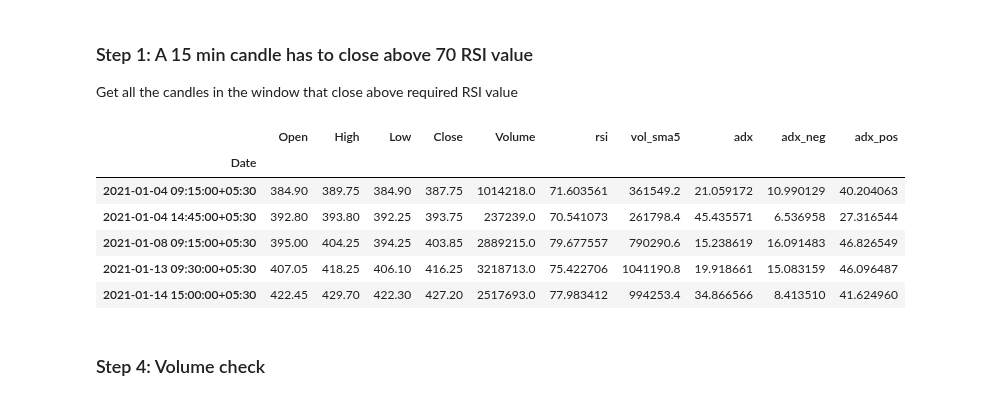
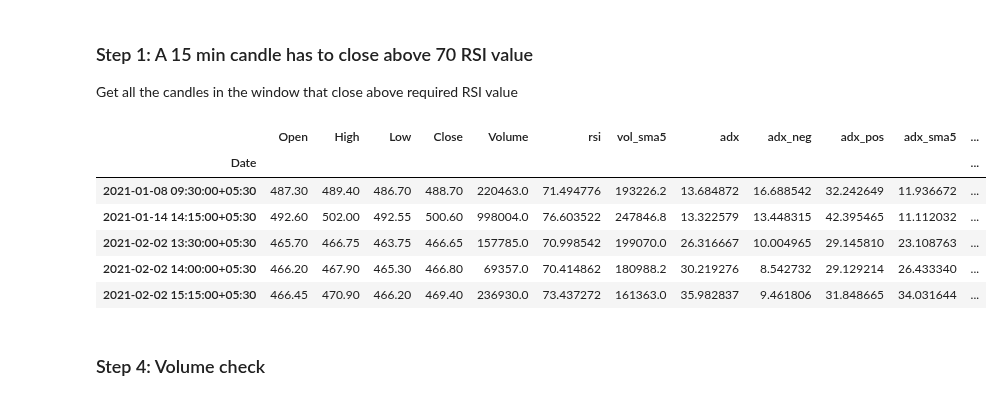
Before and after one commit to hbbtekademy/algo-trading, a Jupyter notebook: python/notebooks/strategies/rsi_strategy/RSIStrategy.ipynb, the cells around one changed output. Saved outputs shown, nothing was run; the diff lists cells and outputs as text; code cells hidden in the pictures.

```diff
--- a/python/notebooks/strategies/rsi_strategy/RSIStrategy.ipynb
+++ b/python/notebooks/strategies/rsi_strategy/RSIStrategy.ipynb
@@ -291,7 +291,7 @@ def generate_sell_signal_pnl(signal: Signal, df: pd.DataFrame, stop_gain: float)
 # %% [markdown]
 ## Load 15 min and 60 min stock data and calculate RSI
 # %%
-file_15min = '/content/BPCL-HIST.csv'
+file_15min = '/content/CADILAHC-HIST.csv'
 
 df_15min = pd.read_csv(file_15min, parse_dates=['Date'], index_col=['Date'])
 
@@ -308,6 +308,16 @@ ADX = ADXIndicator(high=df_15min['High'], low=df_15min['Low'], close=df_15min['C
 df_15min = df_15min.assign(adx=ADX.adx().values)
 df_15min = df_15min.assign(adx_neg=ADX.adx_neg().values)
 df_15min = df_15min.assign(adx_pos=ADX.adx_pos().values)
+
+adx_sma5 = df_15min['adx'].rolling(5).mean()
+df_15min = df_15min.assign(adx_sma5=adx_sma5.values)
+
+adx_pos_sma5 = df_15min['adx_pos'].rolling(5).mean()
+df_15min = df_15min.assign(adx_pos_sma5=adx_pos_sma5.values)
+
+adx_neg_sma5 = df_15min['adx_neg'].rolling(5).mean()
+df_15min = df_15min.assign(adx_neg_sma5=adx_neg_sma5.values)
+
 df_15min.tail()
 # %% [output]
 invalid value encountered in double_scalars
@@ -348,35 +358,35 @@ Get all the candles in the window that close above required RSI value
 # %%
 curr_window_df = df_15min[window_start:window_end]
 
 rsi_filter = (curr_window_df['rsi'] > rsi_15min)
 df = curr_window_df[rsi_filter]
 
 bullish_filter = (df['Close'] > df['Open'])
 df = df[bullish_filter]
 
 temp_df = pd.DataFrame(columns=df_15min.columns)
 temp_df.index.name = 'Date'
 back_candles_df = pd.DataFrame()
 
 for index, row in df.iterrows():
     back_candles_df = get_previous_candles(curr_window_df, index, 1)
     prev_rsi = 0
     if (back_candles_df.shape[0] != 0):
         prev_rsi = back_candles_df.iloc[0]['rsi']
 
-    if (prev_rsi < 70):
+    if (prev_rsi < rsi_15min):
         temp_df.loc[index] = row
 
 df = temp_df[df_15min.columns]
 df.head()
 # %% [output]
-|  | Open | High | Low | Close | Volume | rsi | vol_sma5 | adx | adx_neg | adx_pos |
-| Date |  |  |  |  |  |  |  |  |  |  |
-| 2021-01-04 09:15:00+05:30 | 384.90 | 389.75 | 384.90 | 387.75 | 1014218.0 | 71.603561 | 361549.2 | 21.059172 | 10.990129 | 40.204063 |
-| 2021-01-04 14:45:00+05:30 | 392.80 | 393.80 | 392.25 | 393.75 | 237239.0 | 70.541073 | 261798.4 | 45.435571 | 6.536958 | 27.316544 |
-| 2021-01-08 09:15:00+05:30 | 395.00 | 404.25 | 394.25 | 403.85 | 2889215.0 | 79.677557 | 790290.6 | 15.238619 | 16.091483 | 46.826549 |
-| 2021-01-13 09:30:00+05:30 | 407.05 | 418.25 | 406.10 | 416.25 | 3218713.0 | 75.422706 | 1041190.8 | 19.918661 | 15.083159 | 46.096487 |
-| 2021-01-14 15:00:00+05:30 | 422.45 | 429.70 | 422.30 | 427.20 | 2517693.0 | 77.983412 | 994253.4 | 34.866566 | 8.413510 | 41.624960 |
+|  | Open | High | Low | Close | Volume | rsi | vol_sma5 | adx | adx_neg | adx_pos | adx_sma5 | ... |
+| Date |  |  |  |  |  |  |  |  |  |  |  | ... |
+| 2021-01-08 09:30:00+05:30 | 487.30 | 489.40 | 486.70 | 488.70 | 220463.0 | 71.494776 | 193226.2 | 13.684872 | 16.688542 | 32.242649 | 11.936672 | ... |
+| 2021-01-14 14:15:00+05:30 | 492.60 | 502.00 | 492.55 | 500.60 | 998004.0 | 76.603522 | 247846.8 | 13.322579 | 13.448315 | 42.395465 | 11.112032 | ... |
+| 2021-02-02 13:30:00+05:30 | 465.70 | 466.75 | 463.75 | 466.65 | 157785.0 | 70.998542 | 199070.0 | 26.316667 | 10.004965 | 29.145810 | 23.108763 | ... |
+| 2021-02-02 14:00:00+05:30 | 466.20 | 467.90 | 465.30 | 466.80 | 69357.0 | 70.414862 | 180988.2 | 30.219276 | 8.542732 | 29.129214 | 26.433340 | ... |
+| 2021-02-02 15:15:00+05:30 | 466.45 | 470.90 | 466.20 | 469.40 | 236930.0 | 73.437272 | 161363.0 | 35.982837 | 9.461806 | 31.848665 | 34.031644 | ... |
 # %% [markdown]
 
 ### Step 4: Volume check
```
Also changed, not shown: parts of 10 cells of this notebook.
